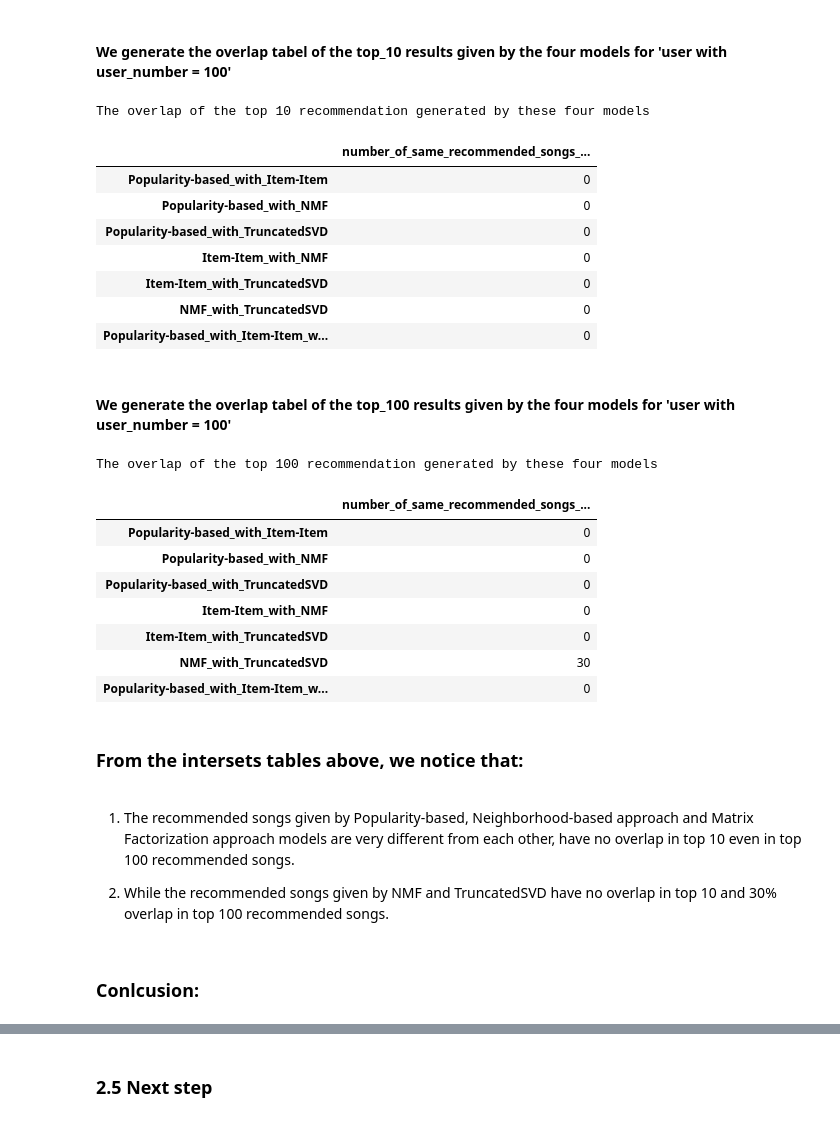
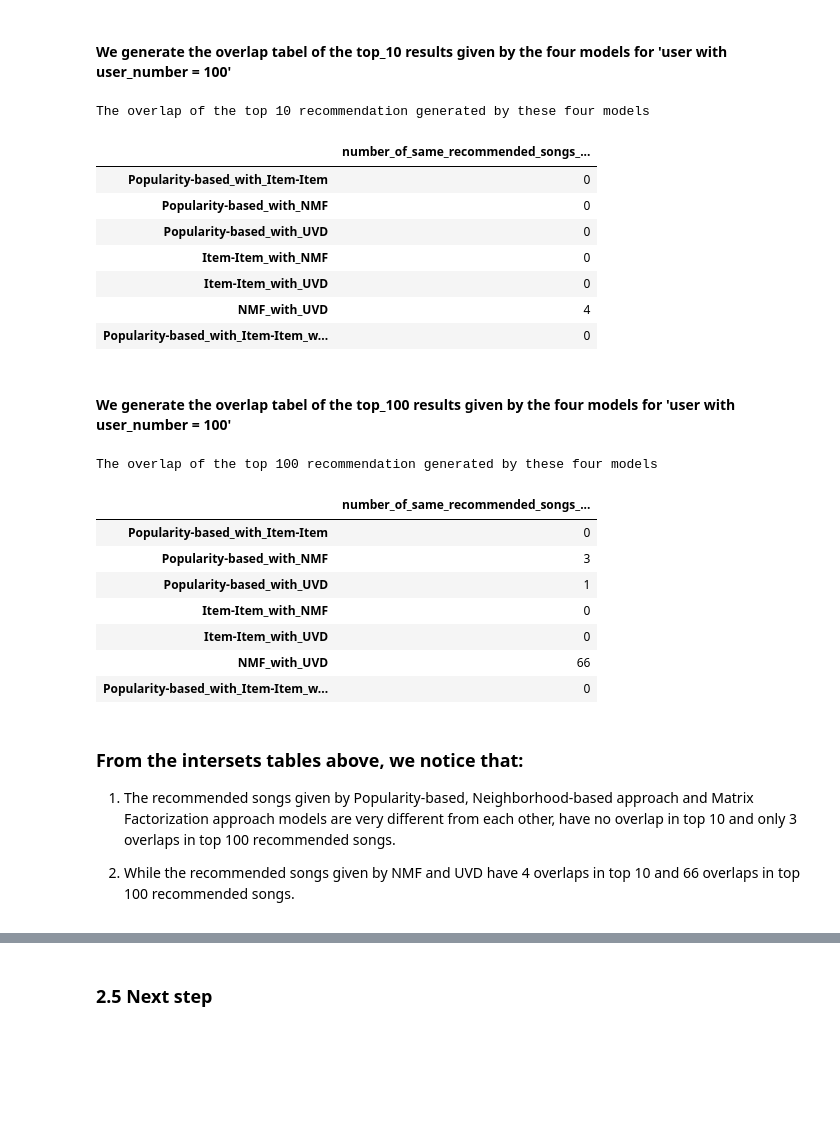
Before and after one commit to Ziwei-Wang-Will/Music_box-Churn_Prediction_and_Recommender_System, a Jupyter notebook: code/6_Recommender_Systems.ipynb, the cells around one changed output, grey strips where cells are left out. Drawn from its saved outputs; the diff is of its cells as text; code cells hidden in the pictures; blank space fills up the shorter version.

```diff
--- a/code/6_Recommender_Systems.ipynb
+++ b/code/6_Recommender_Systems.ipynb
@@ -179,3 +174,20 @@ Popularity_based_top_100 = df['song_id'].value_counts()[:(n * 10)].tolist()
+# %%
+# count by song_id and rank to find the mose popular songs
+n = 10
+
+# 'song_id' for the n mostly played songs
+Popularity_based_top_10_song_id = df['song_id'].value_counts()[:n].index.tolist()
+# corresponding 'song_number' for n mostly played songs 'song_id'
+Popularity_based_top_10 = []
+for i in Popularity_based_top_10_song_id:
+    Popularity_based_top_10.append((song_id_list[song_id_list['song_id'] == i]['song_number'].values)[0])
+
+# for top 100 recommended songs
+Popularity_based_top_100_song_id = df['song_id'].value_counts()[:(n * 10)].index.tolist()
+# corresponding 'song_number' for n mostly played songs 'song_id'
+Popularity_based_top_100 = []
+for i in Popularity_based_top_100_song_id:
+    Popularity_based_top_100.append((song_id_list[song_id_list['song_id'] == i]['song_number'].values)[0])
 # %%
 print('Popularity-based recommender recommends top ' + str(n) +' songs:', '\n', str(Popularity_based_top_10))
 # %% [output]
@@ -455,11 +467,11 @@ top10_overlap = pd.DataFrame([len(np.intersect1d(Popularity_based_top_10, Item_I
                                    len(np.intersect1d(np.intersect1d(np.intersect1d(Popularity_based_top_10, Item_Item_top_10), NMF_top_10), TruncatedSVD_top_10))],
                                  index = ['Popularity-based_with_Item-Item',
                                            'Popularity-based_with_NMF',
-                                           'Popularity-based_with_TruncatedSVD',
+                                           'Popularity-based_with_UVD',
                                            'Item-Item_with_NMF',
-                                           'Item-Item_with_TruncatedSVD',
-                                           'NMF_with_TruncatedSVD',
-                                           'Popularity-based_with_Item-Item_with_NMF_with_TruncatedSVD'],
+                                           'Item-Item_with_UVD',
+                                           'NMF_with_UVD',
+                                           'Popularity-based_with_Item-Item_with_NMF_with_UVD'],
                                  columns = ['number_of_same_recommended_songs_in_top_10'])
 print('The overlap of the top 10 recommendation generated by these four models')
 top10_overlap
@@ -468,48 +480,45 @@ The overlap of the top 10 recommendation generated by these four models
 |  | number_of_same_recommended_songs_... |
 | Popularity-based_with_Item-Item | 0 |
 | Popularity-based_with_NMF | 0 |
-| Popularity-based_with_TruncatedSVD | 0 |
+| Popularity-based_with_UVD | 0 |
 | Item-Item_with_NMF | 0 |
-| Item-Item_with_TruncatedSVD | 0 |
-| NMF_with_TruncatedSVD | 0 |
+| Item-Item_with_UVD | 0 |
+| NMF_with_UVD | 4 |
 | Popularity-based_with_Item-Item_w... | 0 |
 # %% [markdown]
 #### We generate the overlap tabel of the top_100 results given by the four models for 'user with user_number = 100'
 # %%
 top100_overlap = pd.DataFrame([len(np.intersect1d(Popularity_based_top_100, Item_Item_top_100)),
                                    len(np.intersect1d(Popularity_based_top_100, TruncatedSVD_top_100)),
                                    len(np.intersect1d(Popularity_based_top_100, NMF_top_100)),
                                    len(np.intersect1d(Item_Item_top_100, NMF_top_100)),
                                    len(np.intersect1d(Item_Item_top_100, TruncatedSVD_top_100)),
                                    len(np.intersect1d(NMF_top_100, TruncatedSVD_top_100)),
                                    len(np.intersect1d(np.intersect1d(np.intersect1d(Popularity_based_top_100, Item_Item_top_100), NMF_top_100), TruncatedSVD_top_100))],
                                  index = ['Popularity-based_with_Item-Item',
                                            'Popularity-based_with_NMF',
-                                           'Popularity-based_with_TruncatedSVD',
+                                           'Popularity-based_with_UVD',
                                            'Item-Item_with_NMF',
-                                           'Item-Item_with_TruncatedSVD',
-                                           'NMF_with_TruncatedSVD',
-                                           'Popularity-based_with_Item-Item_with_NMF_with_TruncatedSVD'],
+                                           'Item-Item_with_UVD',
+                                           'NMF_with_UVD',
+                                           'Popularity-based_with_Item-Item_with_NMF_with_UVD'],
                                  columns = ['number_of_same_recommended_songs_in_top_100'])
 print('The overlap of the top 100 recommendation generated by these four models')
 top100_overlap
 # %% [output]
 The overlap of the top 100 recommendation generated by these four models
 |  | number_of_same_recommended_songs_... |
 | Popularity-based_with_Item-Item | 0 |
-| Popularity-based_with_NMF | 0 |
-| Popularity-based_with_TruncatedSVD | 0 |
+| Popularity-based_with_NMF | 3 |
+| Popularity-based_with_UVD | 1 |
 | Item-Item_with_NMF | 0 |
-| Item-Item_with_TruncatedSVD | 0 |
-| NMF_with_TruncatedSVD | 30 |
+| Item-Item_with_UVD | 0 |
+| NMF_with_UVD | 66 |
 | Popularity-based_with_Item-Item_w... | 0 |
-# %% [markdown]
-### From the intersets tables above, we notice that:
 # %% [markdown]
-1. The recommended songs given by Popularity-based, Neighborhood-based approach and Matrix Factorization approach models are very different from each other, have no overlap in top 10 even in top 100 recommended songs.
+### From the intersets tables above, we notice that:
 
+1. The recommended songs given by Popularity-based, Neighborhood-based approach and Matrix Factorization approach models are very different from each other, have no overlap in top 10 and only 3 overlaps in top 100 recommended songs.
 
-2. While the recommended songs given by NMF and TruncatedSVD have no overlap in top 10 and 30% overlap in top 100 recommended songs.
+2. While the recommended songs given by NMF and UVD have 4 overlaps in top 10 and 66 overlaps in top 100 recommended songs.
-# %% [markdown]
-### Conlcusion:
 # %% [markdown]
```
Also changed, not shown: parts of 34 cells of this notebook.
